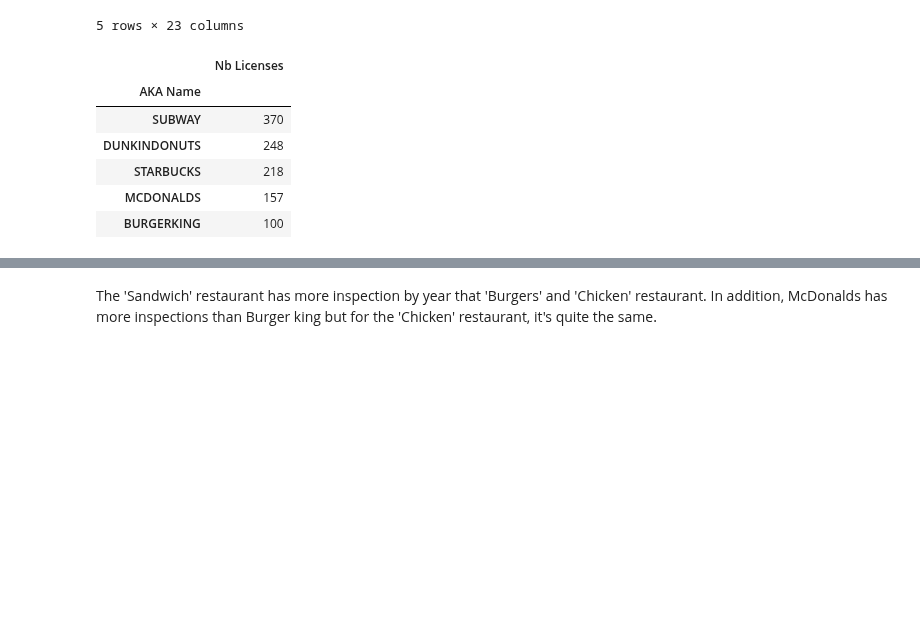
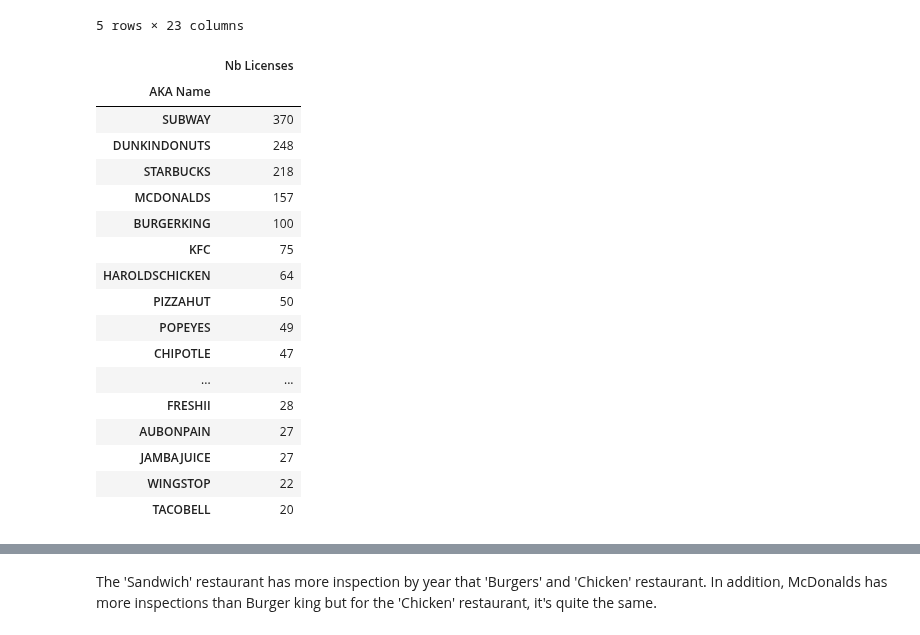
Before and after one commit to VodopaDev/CS401-Chicago-Crime-Analysis, a Jupyter notebook: franch_vs_franch.ipynb, the cells around one changed output, grey strips where cells are left out. Drawn from its saved outputs; the diff is of its cells as text; code cells hidden in the pictures; blank space fills up the shorter version.

```diff
--- a/franch_vs_franch.ipynb
+++ b/franch_vs_franch.ipynb
@@ -33,18 +33,29 @@ df.head()
 # %%
 nb_licenses_by_aka_dict = {}
 for name in df['AKA Name'].unique():
     nb_uniques = len(df[df['AKA Name'] == name].groupby('License #'))
     nb_licenses_by_aka_dict[name] = nb_uniques
 nb_licenses_by_aka = pd.DataFrame(nb_licenses_by_aka_dict.items(), columns=['AKA Name', 'Nb Licenses']).set_index('AKA Name').sort_values('Nb Licenses', ascending=False)
-nb_licenses_by_aka.head()
+nb_licenses_by_aka.head(20)
 # %% [output]
 |  | Nb Licenses |
 | AKA Name |  |
 | SUBWAY | 370 |
 | DUNKINDONUTS | 248 |
 | STARBUCKS | 218 |
 | MCDONALDS | 157 |
 | BURGERKING | 100 |
+| KFC | 75 |
+| HAROLDSCHICKEN | 64 |
+| PIZZAHUT | 50 |
+| POPEYES | 49 |
+| CHIPOTLE | 47 |
+| ... | ... |
+| FRESHII | 28 |
+| AUBONPAIN | 27 |
+| JAMBAJUICE | 27 |
+| WINGSTOP | 22 |
+| TACOBELL | 20 |
 # %%
 df_mc = df[df['AKA Name']== 'MCDONALDS']
 df_bk = df[df['AKA Name']== 'BURGERKING']
```
Also changed, not shown: parts of 11 cells of this notebook.
